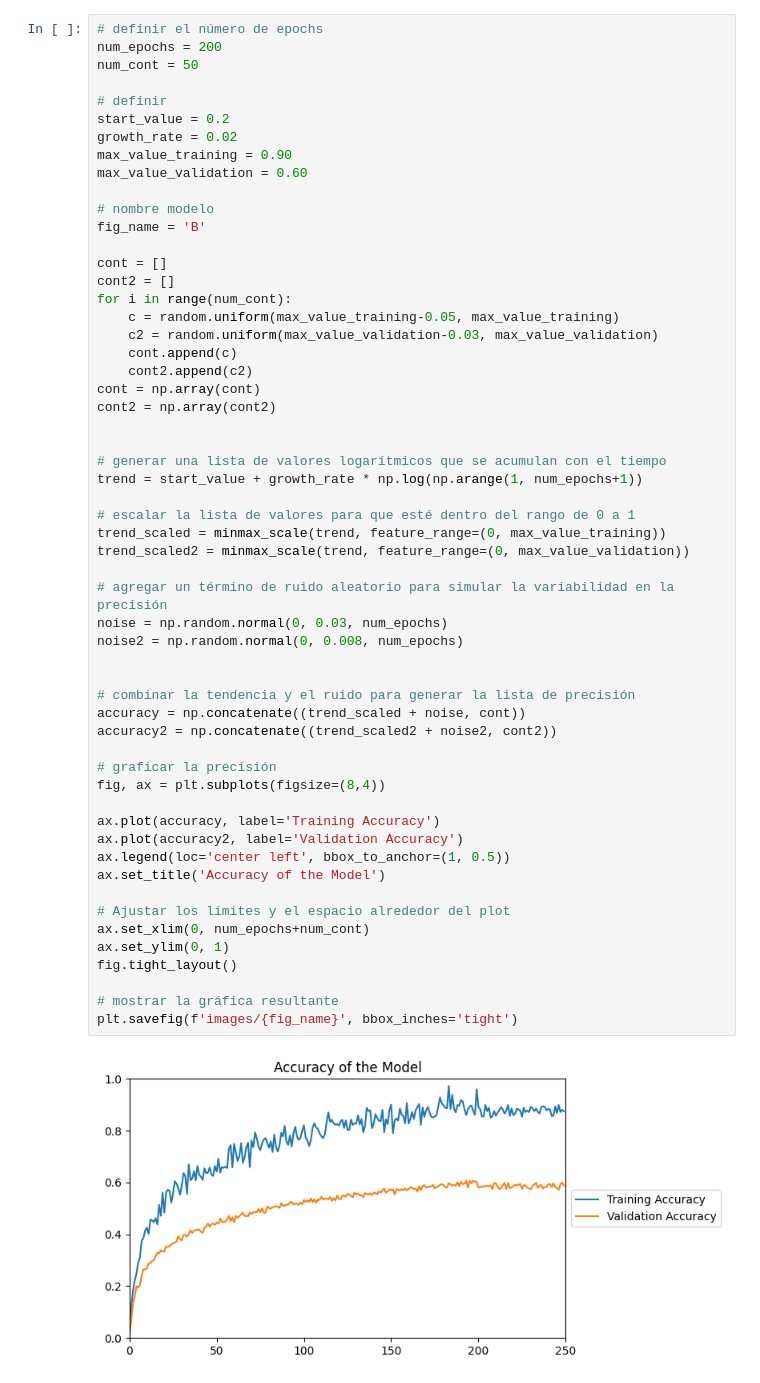
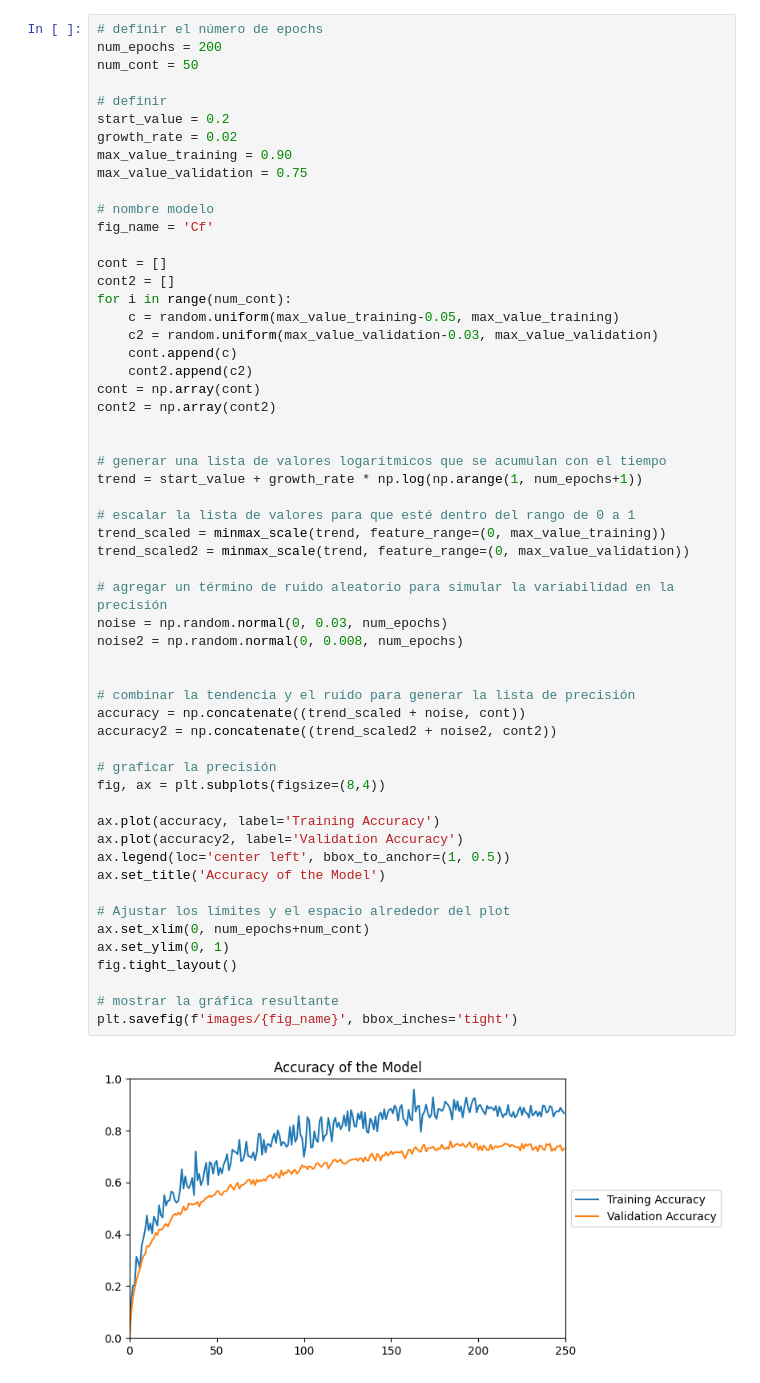
Before and after one commit to ainaluis/TAEDBretxaDigital, a Jupyter notebook: graficos.ipynb, the cells around one changed output. Cells and saved outputs as stored; diff of their text form.

```diff
--- a/graficos.ipynb
+++ b/graficos.ipynb
@@ -137,10 +137,10 @@ num_cont = 50
 start_value = 0.2
 growth_rate = 0.02
 max_value_training = 0.90
-max_value_validation = 0.60
+max_value_validation = 0.75
 
 # nombre modelo
-fig_name = 'B'
+fig_name = 'Cf'
 
 cont = []
 cont2 = []
@@ -158,31 +158,31 @@ trend = start_value + growth_rate * np.log(np.arange(1, num_epochs+1))
 
 # escalar la lista de valores para que esté dentro del rango de 0 a 1
 trend_scaled = minmax_scale(trend, feature_range=(0, max_value_training))
 trend_scaled2 = minmax_scale(trend, feature_range=(0, max_value_validation))
 
 # agregar un término de ruido aleatorio para simular la variabilidad en la precisión
 noise = np.random.normal(0, 0.03, num_epochs)
 noise2 = np.random.normal(0, 0.008, num_epochs)
 
 
 # combinar la tendencia y el ruido para generar la lista de precisión
 accuracy = np.concatenate((trend_scaled + noise, cont))
 accuracy2 = np.concatenate((trend_scaled2 + noise2, cont2))
 
 # graficar la precisión
 fig, ax = plt.subplots(figsize=(8,4))
 
 ax.plot(accuracy, label='Training Accuracy')
 ax.plot(accuracy2, label='Validation Accuracy')
 ax.legend(loc='center left', bbox_to_anchor=(1, 0.5))
 ax.set_title('Accuracy of the Model')
 
 # Ajustar los límites y el espacio alrededor del plot
 ax.set_xlim(0, num_epochs+num_cont)
 ax.set_ylim(0, 1)
 fig.tight_layout()
 
 # mostrar la gráfica resultante
 plt.savefig(f'images/{fig_name}', bbox_inches='tight')
 # %% [output]
-[figure, old version]
+[figure, new version]
```
Also changed, not shown: parts of 6 cells of this notebook, 15 other files.
